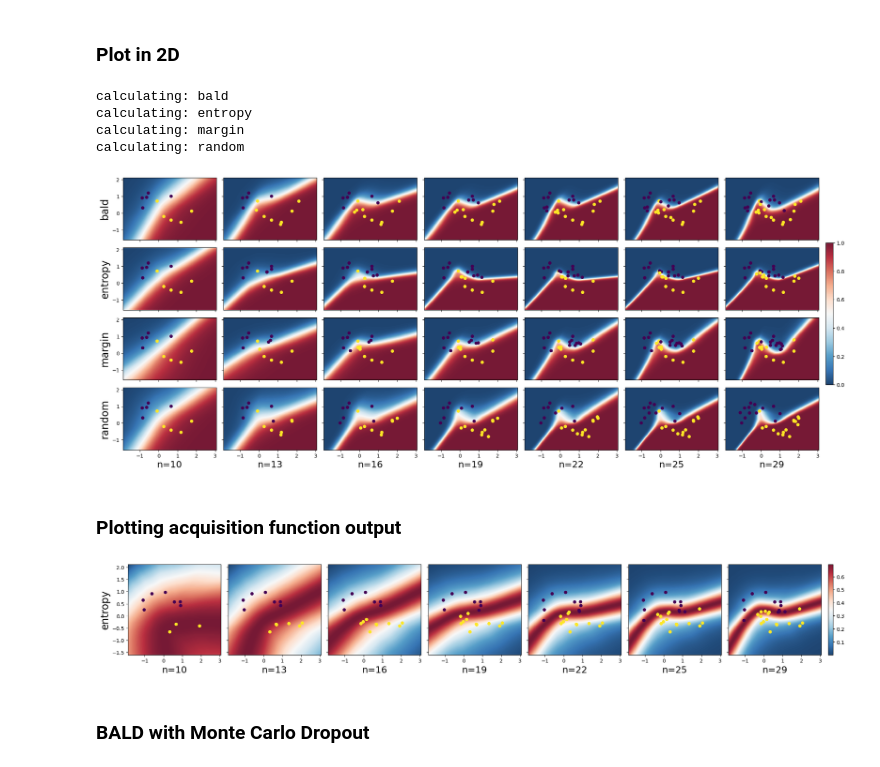
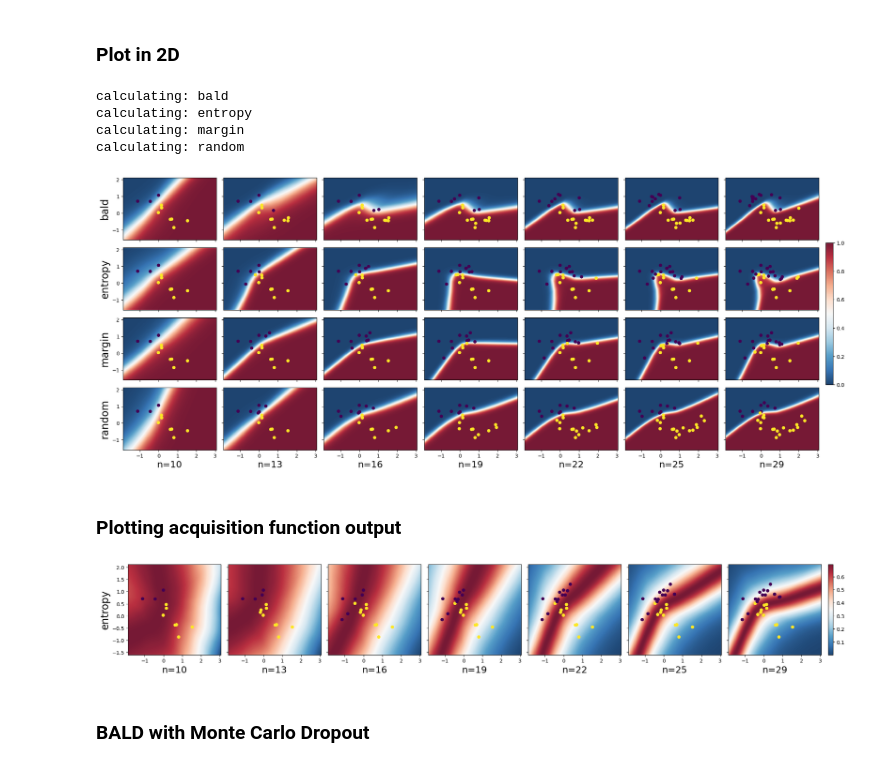
Before and after one commit to MadsBirch/bayesian-active-learning, a Jupyter notebook: notebooks/1.0 - TwoMoonsEDA.ipynb, the cells around one changed output. Drawn from its saved outputs; the diff is of its cells as text; code cells hidden in the pictures.

```diff
--- a/notebooks/1.0 - TwoMoonsEDA.ipynb
+++ b/notebooks/1.0 - TwoMoonsEDA.ipynb
@@ -51,10 +54,10 @@ Using device: cpu
 import torch.optim as optim
 
 moons = make_moons(n_samples=1000, noise = 0.2)
-trainloader, testloader = get_dataloaders(moons, 800, 0.2)
+trainloader, testloader = get_dataloaders(moons, batch_size = 256, val_split = 0.2, return_idx = True)
 
 lr = 1e-4
-model = MLP()
+model = MLP(drop_out=0.2)
 optimizer = optim.Adam(model.parameters(), lr = lr)
 
 train(model, trainloader, optimizer, device, num_epochs=100, plot = True)
@@ -126,11 +129,12 @@ ZeroDivisionError: division by zero
 moons_data = make_moons(n_samples = 1000, noise = 0.2, random_state=9)
 
 # dataloader and dataset class
-_, testloader = get_dataloaders(moons_data = moons_data, val_split = 0.2, batch_size=1)
+_, testloader = get_dataloaders(moons_data = moons_data, val_split = 0.2, batch_size=256)
 train_set = TwoMoons(moons_data = moons_data)
 
 # model, optimizer nad hyper parameters'
-model = MLP()
+drop_out = 0.5
+model = MLP(drop_out=drop_out)
 
 num_epochs = 100
 batch_size = 256
@@ -166,7 +170,7 @@ for s in strat_list:
 
         # reset dataset, model and optimizer
         train_set.reset_mask()
-        model = MLP()
+        model = MLP(drop_out=drop_out)
         optimizer = optim.Adam(model.parameters(), lr = lr)
 
         # train on initial pool
@@ -213,7 +217,7 @@ if plot:
         plt.xlabel('Number of Query Points')
         plt.ylabel('Test Accuracy (%)')
         plt.fill_between(x, mean+std, mean-std, alpha = 0.4)
-    plt.savefig('reports/figures/TwoMoons_results_3.png')
+    plt.savefig('reports/figures/TwoMoons_results_4.png')
     plt.show()
 # %% [output]
 STRATEGY: bald
@@ -251,7 +255,7 @@ for i, strat in enumerate(strat_list):
 
     # reset dataset, model and optimizer
     train_set.reset_mask()
-    model = MLP()
+    model = MLP(drop_out=drop_out)
     optimizer = optim.Adam(model.parameters(), lr = lr)
 
     # train on initial pool
@@ -320,7 +324,7 @@ calculating: bald
 calculating: entropy
 calculating: margin
 calculating: random
-[figure, old version]
+[figure, new version]
 # %% [markdown]
 ### Plotting acquisition function output
 # %%
@@ -334,7 +338,7 @@ j = 0
 
 # reset dataset, model and optimizer
 train_set.reset_mask()
-model = MLP()
+model = MLP(drop_out=drop_out)
 optimizer = optim.Adam(model.parameters(), lr = lr)
 
 # train on initial pool
@@ -368,34 +372,34 @@ for i, query in enumerate(range(num_queries)):
     labeled_loader = DataLoader(train_set, batch_size=batch_size, num_workers=0,
                                     sampler=SubsetRandomSampler(labeled_idx), shuffle = False)
 
     # train model
     model = train(model, labeled_loader, optimizer, device, num_epochs=num_epochs, plot = False, printout = False)
 
     # plot grid and scatter for the rest of the cols.
     X, y, xx, yy, entropy_out = get_entropy_grid(model, moons_data = moons_data)
 
     mesh = axs[i+1].pcolormesh(xx, yy, entropy_out, cmap=plt.cm.RdBu_r, alpha = 0.9)
     axs[i+1].scatter(X[plot_idx,0], X[plot_idx,1], c = y[plot_idx], s = 30)
     axs[i+1].set_xlim(X[:,0].min()-0.5, X[:,0].max()+0.5)
     axs[i+1].set_ylim(X[:,1].min()-0.5, X[:,1].max()+0.5)
 
 
 fig.tight_layout()
 fig.colorbar(mesh, ax=axs.ravel().tolist(), fraction=0.01, pad=0.01)
 
 # set ylabels to strategy
 axs[0].set_ylabel('entropy', fontsize=20)
 
 # set xlabels to number of sampled data points.
 ns = np.linspace(0, query_size*num_queries+1, num_queries+1)
 
 for i, n in enumerate(ns):
     axs[i].set_xlabel(f'n={int(10+n)}', fontsize=18)
 
 plt.savefig(FIGURE_PATH+'dec_bound_10.png')
 plt.show()
 # %% [output]
-[figure, old version]
+[figure, new version]
 # %% [markdown]
 ### BALD with Monte Carlo Dropout
 # %% [markdown]
```
Also changed, not shown: parts of 11 cells of this notebook, 6 other files.
